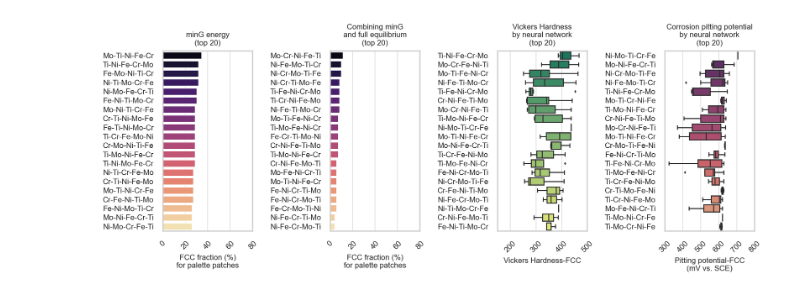
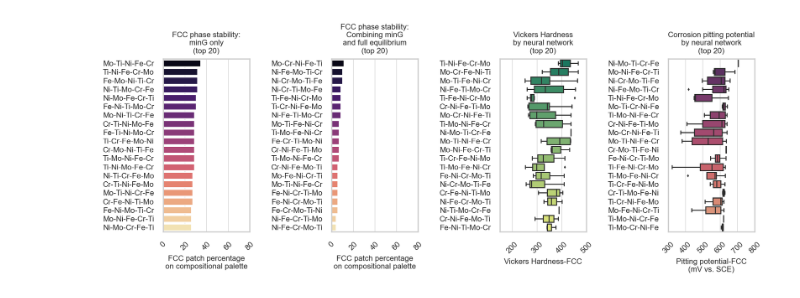
Before and after one commit to YXWU2014/combinatorial_mixing, a Jupyter notebook: v6_Fe_Cr_Ni_Mo_Ti_Sputtering/v6_Fe_Cr_Ni_Mo_Ti_SSS_FCC_byCompo_wt_pct_ML_fcc_edit.ipynb, the cells around one changed output. Cells and saved outputs as stored; diff of their text form; code cells hidden in the pictures.

```diff
--- a/v6_Fe_Cr_Ni_Mo_Ti_Sputtering/v6_Fe_Cr_Ni_Mo_Ti_SSS_FCC_byCompo_wt_pct_ML_fcc_edit.ipynb
+++ b/v6_Fe_Cr_Ni_Mo_Ti_Sputtering/v6_Fe_Cr_Ni_Mo_Ti_SSS_FCC_byCompo_wt_pct_ML_fcc_edit.ipynb
@@ -29,33 +42,34 @@ display(df_properties.head(2))
 sns.set_theme(style="whitegrid", rc={"axes.grid": True, "grid.linewidth": 0.5})
 fig, axs = plt.subplots(ncols=4, figsize=(10, 4), dpi=200)
 font_size = 8
-top = 20
+
 #
 sns.barplot(y='ABCDE', x='Gmin_FCC_fraction', data=df_structures_Gmin_sort.head(
     top), linewidth=1, ax=axs[0], palette="magma")
-axs[0].set_title(f"minG energy\n(top {top})", fontsize=font_size)
-axs[0].set_xlabel('FCC fraction (%)\nfor palette patches', fontsize=font_size)
+axs[0].set_title(f"FCC phase stability:\nminG only\n(top {top})",
+                 fontsize=font_size)
+axs[0].set_xlabel('FCC patch percentage\non compositional palette',
+                  fontsize=font_size)
 axs[0].set_ylabel('')
 axs[0].set_xlim([0, 80])
 axs[0].set_xticks(range(0, 81, 20))  # Fixed the range here
 axs[0].tick_params(axis='x', rotation=45)
 axs[0].tick_params(axis='both', labelsize=font_size)
-axs[0].set_box_aspect(2)
-
+axs[0].set_box_aspect(top/10)
 
 #
 sns.barplot(y='ABCDE', x='Gmin_eq_FCC_fraction', data=df_structures_Gmineq_sort.head(
     top), linewidth=1, ax=axs[1], palette="magma")
-axs[1].set_title(f"Combining minG\nand full equilibrium\n(top {top})",
+axs[1].set_title(f"FCC phase stability:\nCombining minG\nand full equilibrium\n(top {top})",
                  fontsize=font_size)
-axs[1].set_xlabel('FCC fraction (%)\nfor palette patches',
+axs[1].set_xlabel('FCC patch percentage\non compositional palette',
                   fontsize=font_size)
 axs[1].set_ylabel('')
 axs[1].set_xlim([0, 80])
 axs[1].set_xticks(range(0, 81, 20))  # Fixed the range here
 axs[1].tick_params(axis='x', rotation=45)
 axs[1].tick_params(axis='both', labelsize=font_size)
-axs[1].set_box_aspect(2)
+axs[1].set_box_aspect(top/10)
 
 #
 H1_max_values = df_properties.groupby('compo_A_B_C_D_E')[
@@ -66,33 +80,33 @@ sns.boxplot(x="H1_new_pred_KFold_mean_FCC", y="compo_A_B_C_D_E", data=df_propert
 axs[2].set_title(
     f'Vickers Hardness\nby neural network\n(top {top})', fontsize=font_size)
 axs[2].set_xlabel('Vickers Hardness-FCC', fontsize=font_size)
 axs[2].set_ylabel(None)
 # axs[2].set_yticklabels([])
 axs[2].set_xticks(range(0, 501, 100))
 axs[2].set_xlim([150, 500])
 axs[2].tick_params(axis='x', rotation=45)
 axs[2].tick_params(axis='both', labelsize=font_size)
-axs[2].set_box_aspect(2)
+axs[2].set_box_aspect(top/10)
 
 #
 C2_max_values = df_properties.groupby('compo_A_B_C_D_E')[
     'C2_new_pred_KFold_mean_FCC'].max()
 C2_sorted_groups = C2_max_values.sort_values(ascending=False).head(top).index
 sns.boxplot(x="C2_new_pred_KFold_mean_FCC", y="compo_A_B_C_D_E", data=df_properties,
             linewidth=1, fliersize=1, palette="flare_r", order=C2_sorted_groups, ax=axs[3])
 axs[3].set_title(
     f'Corrosion pitting potential\nby neural network\n(top {top})', fontsize=font_size)
 axs[3].set_xlabel('Pitting potential-FCC\n(mV vs. SCE)',
                   fontsize=font_size)
 axs[3].set_ylabel(None)
 axs[3].set_xticks(range(300, 801, 100))
 axs[3].set_xlim([300, 800])
 axs[3].tick_params(axis='x', rotation=45)
 axs[3].tick_params(axis='both', labelsize=font_size)
-axs[3].set_box_aspect(2)
+axs[3].set_box_aspect(top/10)
 
 plt.tight_layout()
 plt.savefig(fig_name+'.pdf', bbox_inches='tight')
 plt.show()
 # %% [output]
-[figure, old version]
+[figure, new version]
```
Also changed, not shown: parts of 1 cell of this notebook, 3 other files.
